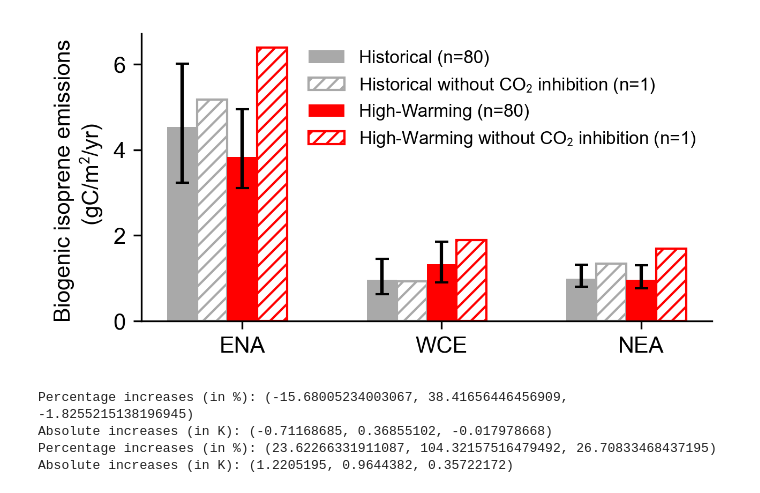
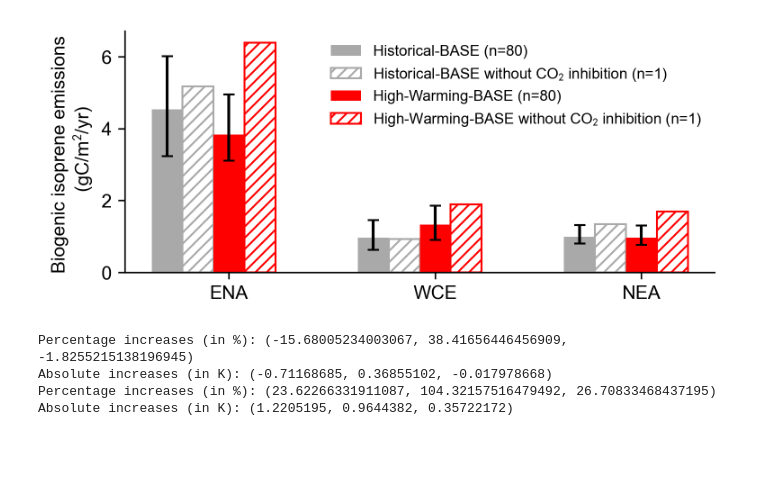
Before and after one commit to emmleroy/future-climate-ozone-sensitivity, a Jupyter notebook: figures_paper/FigS7_new.ipynb, the cells around one changed output. Saved outputs shown, nothing was run; the diff lists cells and outputs as text; code cells hidden in the pictures; blank space fills up the shorter version.

```diff
--- a/figures_paper/FigS7_new.ipynb
+++ b/figures_paper/FigS7_new.ipynb
@@ -112,39 +112,39 @@ mpl.rcParams.update({
     'ytick.color': 'black',
     'xtick.labelcolor': 'black',
     'ytick.labelcolor': 'black',
     'grid.color': 'black',
     'axes.labelcolor': 'black',
     'axes.titlecolor': 'black',
     'font.size': 10,
     'axes.titlesize': 10,
     'axes.labelsize': 10,
     'xtick.labelsize': 10,
     'ytick.labelsize': 10,
     'legend.fontsize': 8,
     'figure.titlesize': 8
 })
 
 
-fig = plt.figure(figsize=(4.33, 2.15), dpi=300)
+fig = plt.figure(figsize=(5.33, 2.15), dpi=300)
 gs1 = GridSpec(1, 1, top=0.95, bottom=0.12, left=0.15, right=0.97, hspace=0.50, wspace=0.4)
 axes = fig.add_subplot(gs1[0, 0])
 
 # Part 1: Regional Mean Ozone Response Comparison: baseline vs noCO2effect
-axes.bar(x - 2*bar_width, ref_mean, bar_width, yerr=tools.reshape_data(ref_std),      capsize=3, label="Historical (n=80)", color="darkgray", lw=0.5)
-axes.bar(x - bar_width,   refisop_mean, bar_width, label="Historical without CO$_2$ inhibition (n=1)", color="white", hatch='////', edgecolor="darkgray")
-axes.bar(x,   refshort_mean,    bar_width, yerr=tools.reshape_data(refshort_std), capsize=3, label="High-Warming (n=80)", color="red")
-axes.bar(x + bar_width, refshortisop_mean, bar_width, label="High-Warming without CO$_2$ inhibition (n=1)", color="white", hatch='////', edgecolor="red")
+axes.bar(x - 2*bar_width, ref_mean, bar_width, yerr=tools.reshape_data(ref_std),      capsize=3, label="Historical-BASE (n=80)", color="darkgray", lw=0.5)
+axes.bar(x - bar_width,   refisop_mean, bar_width, label="Historical-BASE without CO$_2$ inhibition (n=1)", color="white", hatch='////', edgecolor="darkgray")
+axes.bar(x,   refshort_mean,    bar_width, yerr=tools.reshape_data(refshort_std), capsize=3, label="High-Warming-BASE (n=80)", color="red")
+axes.bar(x + bar_width, refshortisop_mean, bar_width, label="High-Warming-BASE without CO$_2$ inhibition (n=1)", color="white", hatch='////', edgecolor="red")
 
 # Axis settings
 axes.set_ylabel(f"{variable_string} \n (gC/m$^2$/yr)", fontsize=10)
 axes.spines[['right', 'top']].set_visible(False)
 axes.legend(fontsize=8, frameon=False, loc='upper right')
 plt.xticks(x, categories, fontsize=10)
 
 #############################################
 plt.savefig("FigS7_new.png")
 # %% [output]
-[figure, old version]
+[figure, new version]
 # %%
 # Calculate percentage increase in isoprene emissions with/without CO2 effect (reported in Section 3.6)
 
```
Also changed, not shown: parts of 1 cell of this notebook.
